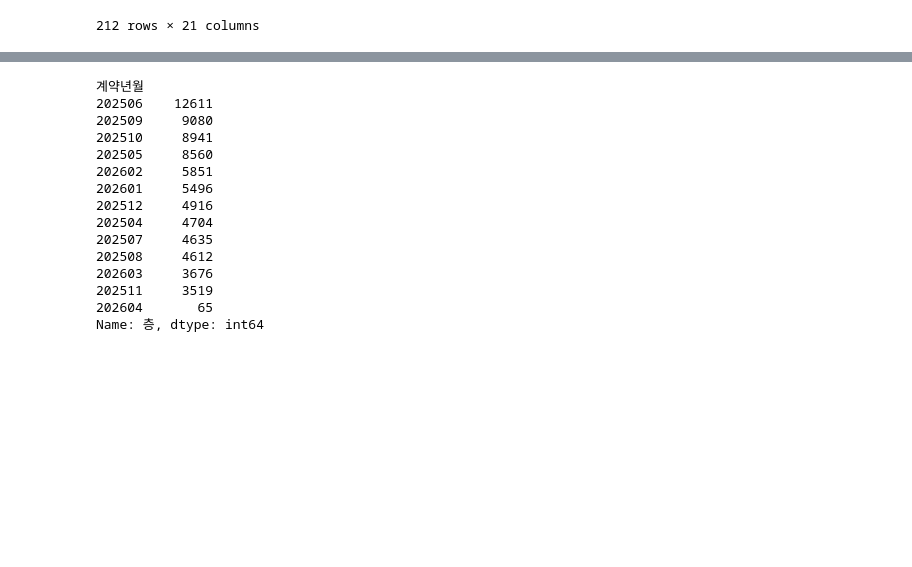
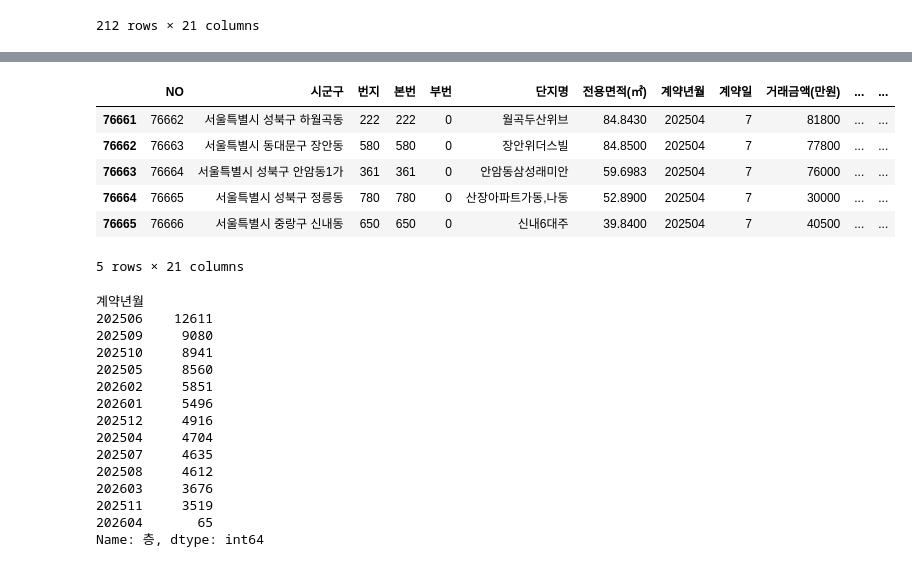
Before and after one commit to sooyun1/aix_13_python, a Jupyter notebook: 아파트 데이터 분석.ipynb, the cells around one changed output, grey strips where cells are left out. Saved outputs shown, nothing was run; the diff lists cells and outputs as text; code cells hidden in the pictures; blank space fills up the shorter version.

```diff
--- a/아파트 데이터 분석.ipynb
+++ b/아파트 데이터 분석.ipynb
@@ -84,3 +94,13 @@ df.describe()
+# %%
+df.tail()
+# %% [output]
+|  | NO | 시군구 | 번지 | 본번 | 부번 | 단지명 | 전용면적(㎡) | 계약년월 | 계약일 | 거래금액(만원) | ... | ... |
+| 76661 | 76662 | 서울특별시 성북구 하월곡동 | 222 | 222 | 0 | 월곡두산위브 | 84.8430 | 202504 | 7 | 81800 | ... | ... |
+| 76662 | 76663 | 서울특별시 동대문구 장안동 | 580 | 580 | 0 | 장안위더스빌 | 84.8500 | 202504 | 7 | 77800 | ... | ... |
+| 76663 | 76664 | 서울특별시 성북구 안암동1가 | 361 | 361 | 0 | 안암동삼성래미안 | 59.6983 | 202504 | 7 | 76000 | ... | ... |
+| 76664 | 76665 | 서울특별시 성북구 정릉동 | 780 | 780 | 0 | 산장아파트가동,나동 | 52.8900 | 202504 | 7 | 30000 | ... | ... |
+| 76665 | 76666 | 서울특별시 중랑구 신내동 | 650 | 650 | 0 | 신내6대주 | 39.8400 | 202504 | 7 | 40500 | ... | ... |
+5 rows × 21 columns
 # %%
 # 계약년월별 계약건수 - count(). 건수는 행갯수라서 아무 칼럼 선택
 df.groupby('계약년월')['층'].count().sort_values() #오름차순
```
Also changed, not shown: parts of 28 cells of this notebook, 13 other files.
